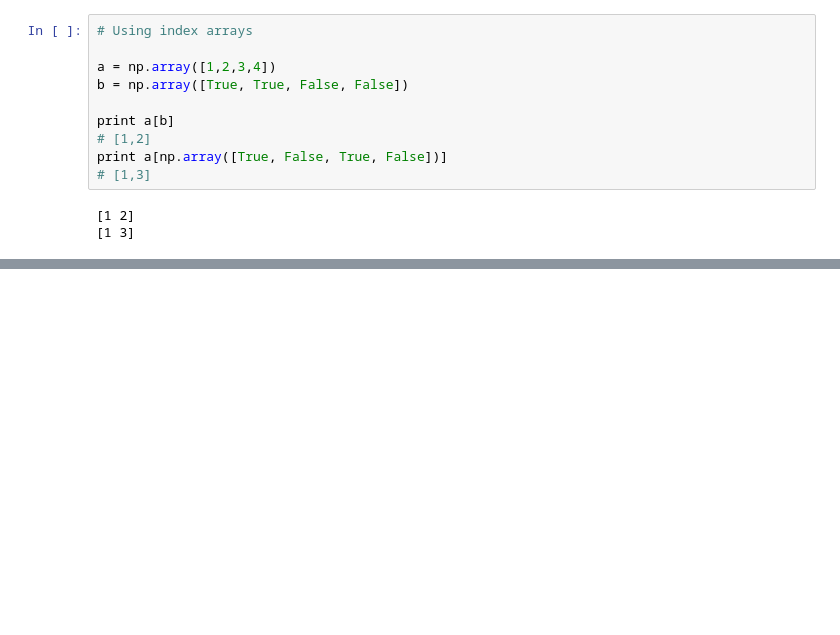
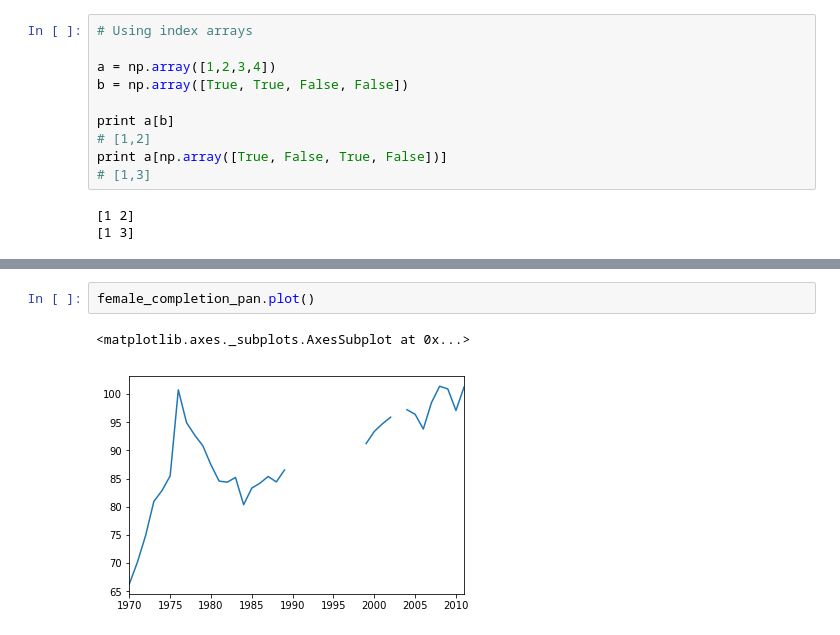
Before and after one commit to jessharrison/udacity_data_sci_2, a Jupyter notebook: lesson_2.ipynb, the cells around one changed output, grey strips where cells are left out. Drawn from its saved outputs; the diff is of its cells as text; blank space fills up the shorter version.

```diff
--- a/lesson_2.ipynb
+++ b/lesson_2.ipynb
@@ -441,0 +980,5 @@ days_to_cancel = np.array([
+# %%
+female_completion_pan.plot()
+# %% [output]
+<matplotlib.axes._subplots.AxesSubplot at 0x...>
+[figure, added]
```
Also changed, not shown: parts of 51 cells of this notebook.
